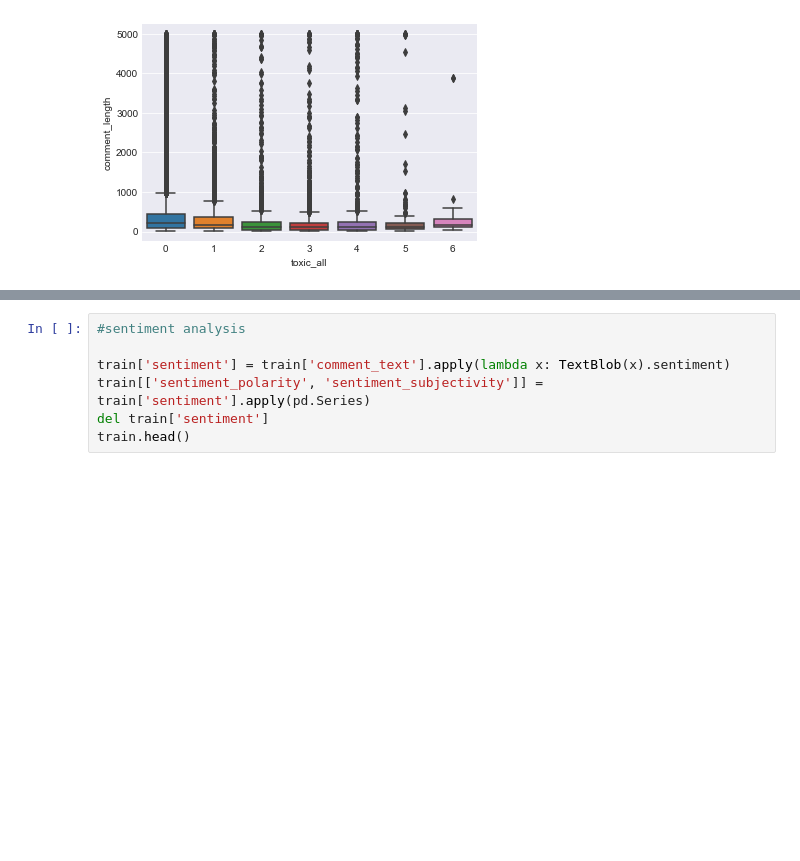
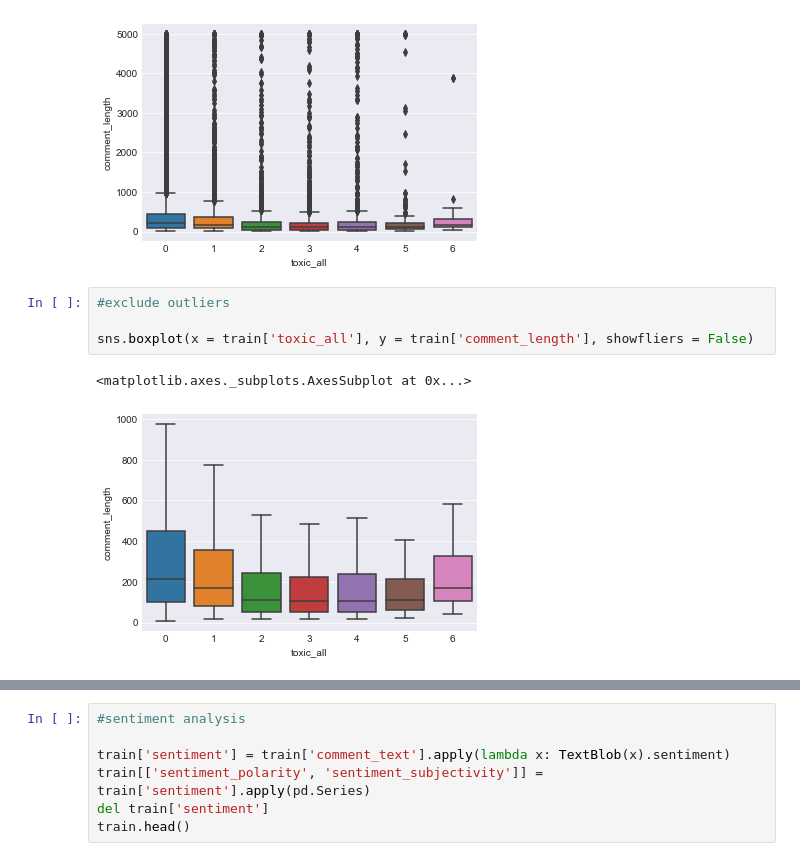
Before and after one commit to bay-area-dataphiles/toxic-comments, a Jupyter notebook: eda/ToxicCommentClassification.ipynb, the cells around one changed output, grey strips where cells are left out. Saved outputs shown, nothing was run; the diff lists cells and outputs as text; blank space fills up the shorter version.

Commit message:
added additional boxplots

```diff
--- a/eda/ToxicCommentClassification.ipynb
+++ b/eda/ToxicCommentClassification.ipynb
@@ -166,3 +170,10 @@ sns.boxplot(x = train['toxic_all'], y = train['comment_length'])
 # %% [output]
 <matplotlib.axes._subplots.AxesSubplot at 0x...>
 [figure]
+# %%
+#exclude outliers
+
+sns.boxplot(x = train['toxic_all'], y = train['comment_length'], showfliers = False)
+# %% [output]
+<matplotlib.axes._subplots.AxesSubplot at 0x...>
+[figure, added]
```
Also changed, not shown: parts of 4 cells of this notebook.
